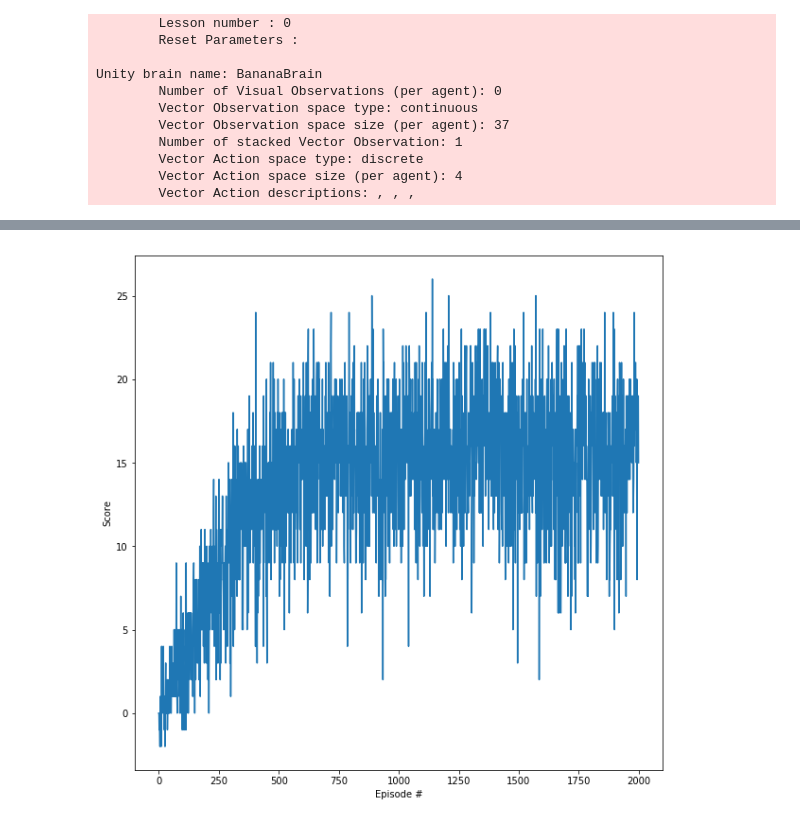
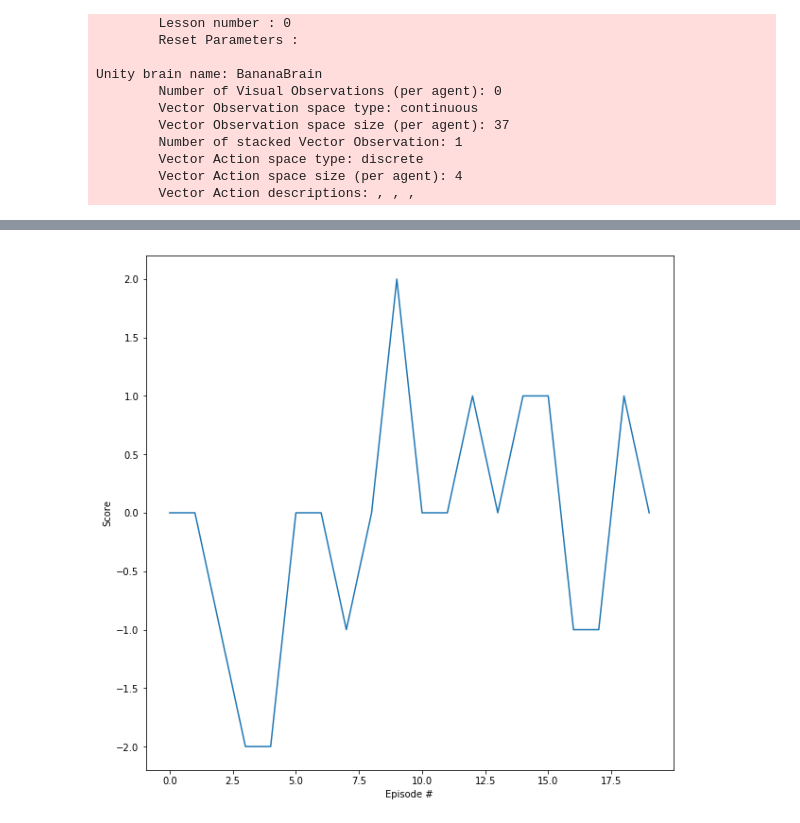
Before and after one commit to adamoz/deep_q_maze, a Jupyter notebook: notebooks/train_and_eval.ipynb, the cells around one changed output, grey strips where cells are left out. Saved outputs shown, nothing was run; the diff lists cells and outputs as text; code cells hidden in the pictures.

Commit message:
feat: Add meta usega

```diff
--- a/notebooks/train_and_eval.ipynb
+++ b/notebooks/train_and_eval.ipynb
@@ -38,7 +38,7 @@ Unity brain name: BananaBrain
         Vector Action space size (per agent): 4
         Vector Action descriptions: , , ,
 # %%
-scores = dqn_training(agent, maze_env, '../bin/model_weights/weights.pt', n_episodes=2000, logger=logger)
+meta = dqn_training(agent, maze_env, '../experiments/basic', n_episodes=20, logger=logger)
 # %% [output]
 INFO:root:Current eps is 0.995
 Episode 1       Average Score: 0.0
@@ -60,10 +80,10 @@ We have achieved 17.01 mean score (13+ is good result)
 # %%
 fig = plt.figure(figsize=(10, 10))
-plt.plot(np.arange(len(scores)), scores)
+plt.plot(np.arange(len(meta['scores'])), meta['scores'])
 plt.ylabel('Score')
 plt.xlabel('Episode #')
 plt.show()
 # %% [output]
-[figure, old version]
+[figure, new version]
 # %%
 maze_env.close()
```
Also changed, not shown: parts of 2 cells of this notebook, 1 other file.
